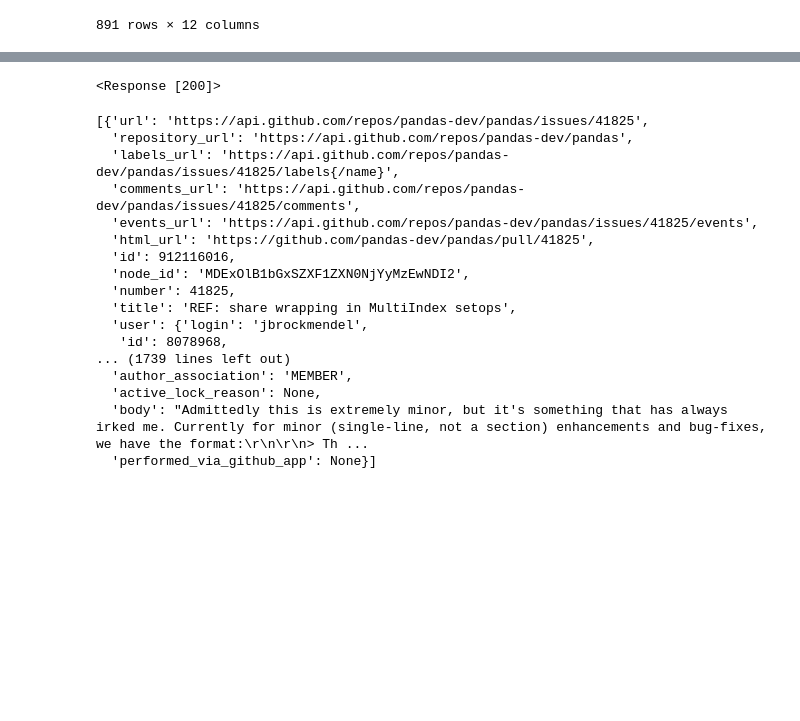
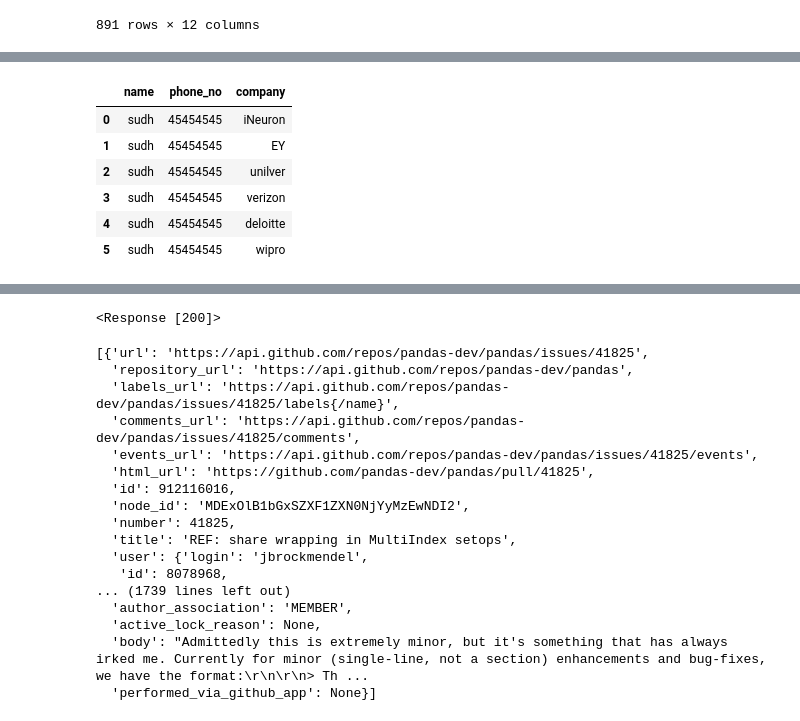
Before and after one commit to SoumyadeepDebnath/DSE_Onboarding, a Jupyter notebook: 6. Pandas.ipynb, the cells around one changed output, grey strips where cells are left out. Cells and saved outputs as stored; diff of their text form; code cells hidden in the pictures; blank space fills up the shorter version.

```diff
--- a/6. Pandas.ipynb
+++ b/6. Pandas.ipynb
@@ -345,3 +358,13 @@ s1
+# %%
+pd.DataFrame(s1)
+# %% [output]
+|  | name | phone_no | company |
+| 0 | sudh | 45454545 | iNeuron |
+| 1 | sudh | 45454545 | EY |
+| 2 | sudh | 45454545 | unilver |
+| 3 | sudh | 45454545 | verizon |
+| 4 | sudh | 45454545 | deloitte |
+| 5 | sudh | 45454545 | wipro |
 # %%
 pd.DataFrame(s1,columns=['comp'])
 # %% [output]
```
Also changed, not shown: parts of 23 cells of this notebook.
